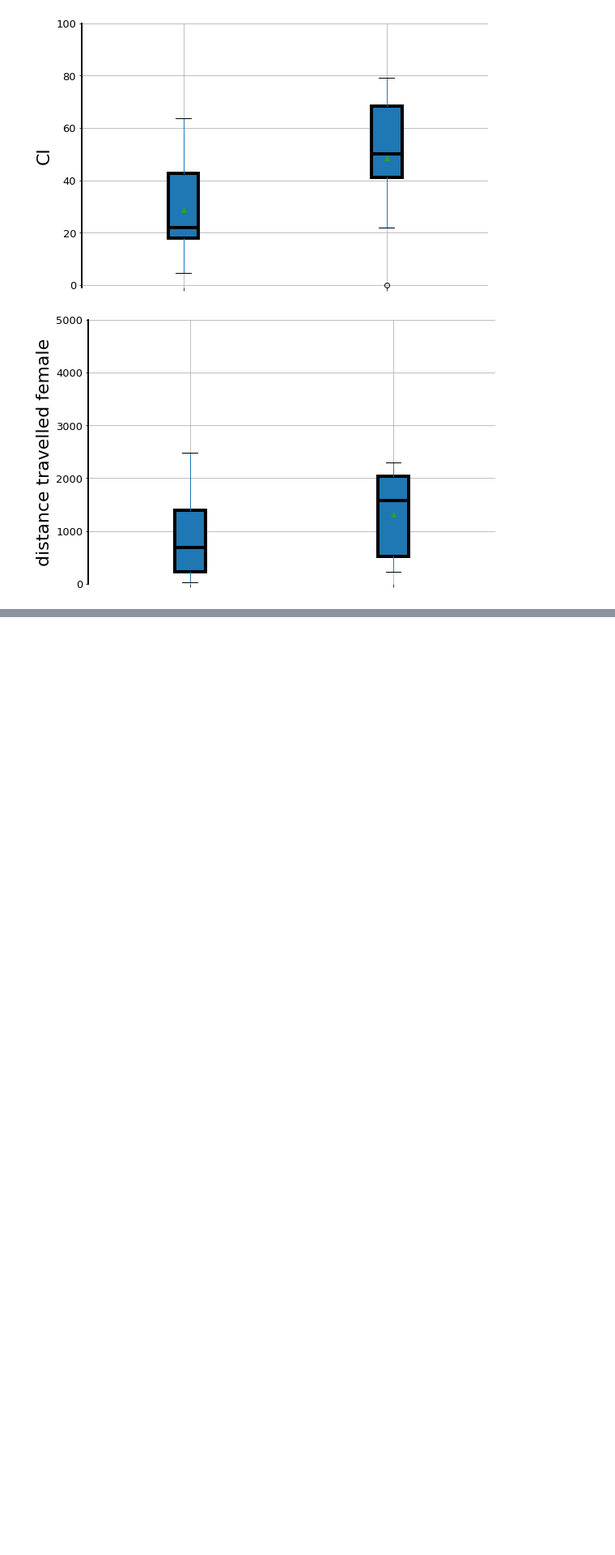
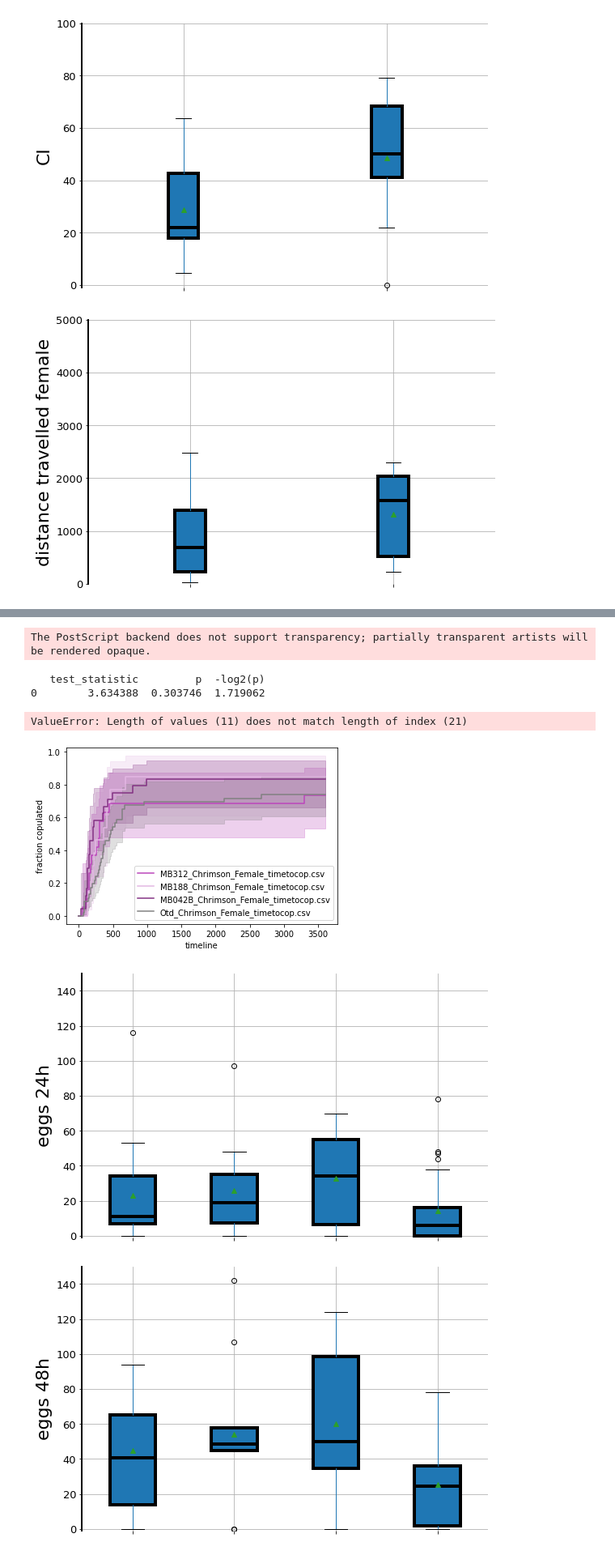
Before and after one commit to AR2202/FlyMate, a Jupyter notebook: fraction.ipynb, the cells around one changed output, grey strips where cells are left out. Shown: that part at 81% size. Saved outputs shown, nothing was run; the diff lists cells and outputs as text; code cells hidden in the pictures; blank space fills up the shorter version.

```diff
--- a/fraction.ipynb
+++ b/fraction.ipynb
@@ -192,0 +91,6 @@ eggtable
+# %%
+behaviourpath2 = '/Users/annika/OneDrive - Nexus365/aDN_MBON/behaviour/'
+# %%
+trackingpath2 = '/Users/annika/OneDrive - Nexus365/aDN_MBON/behaviour/tracked/Analysis'
+# %%
+filenames_MBON = ['MB312_Chrimson_Female','MB188_Chrimson_Female','MB042B_Chrimson_Female','Otd_Chrimson_Female']
@@ -192,0 +99,11 @@ eggtable
+# %%
+flybehavior.female_behaviour(filenames_MBON, trackingpath2, behaviourpath2, 'PAM_activation',colours=[['#bb44bb', '#d68ed6'], [
+                         '#E3B6E3', '#F8EDF8'], ['#823082', '#E4B5E4'], ['#808080', '#b2b2b2']],)
+# %% [output]
+The PostScript backend does not support transparency; partially transparent artists will be rendered opaque.
+   test_statistic         p  -log2(p)
+0        3.634388  0.303746  1.719062
+ValueError: Length of values (11) does not match length of index (21)
+[figure, added]
+[figure, added]
+[figure, added]
```
Also changed, not shown: parts of 19 cells of this notebook.
